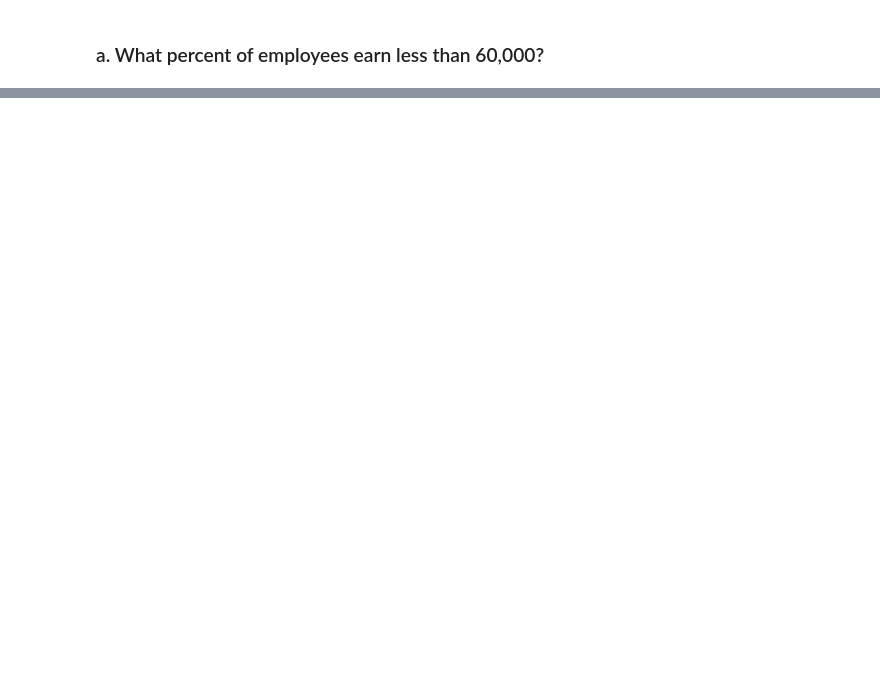
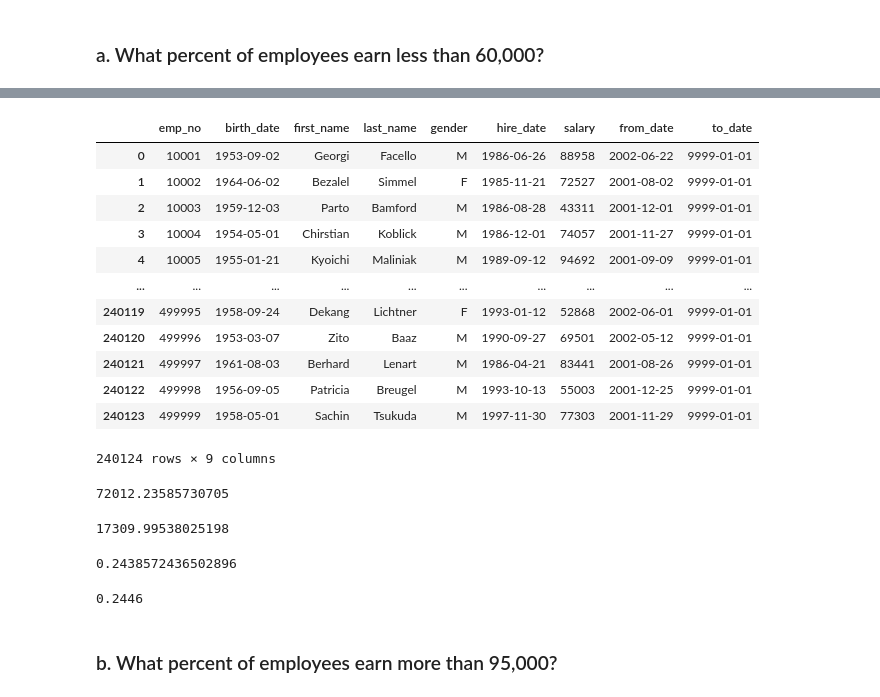
Before and after one commit to Matthew-Mays/statistics-exercises, a Jupyter notebook: probability_distributions.ipynb, the cells around one changed output, grey strips where cells are left out. Drawn from its saved outputs; the diff is of its cells as text; code cells hidden in the pictures; blank space fills up the shorter version.

```diff
--- a/probability_distributions.ipynb
+++ b/probability_distributions.ipynb
@@ -127,2 +174,7 @@ At two minutes per car there can be 17.5 max cars in line to still get fifteen m
 # %% [markdown]
 ### Connect to the employees database and find the average salary of current employees, along with the standard deviation. For the following questions, calculate the answer based on modeling the employees salaries with a normal distribution defined by the calculated mean and standard deviation then compare this answer to the actual values present in the salaries dataset.
+# %%
+from env import host, username, password
+url = (f'mysql+pymysql://{username}:{password}@{host}/employees')
+employees = pd.read_sql('SELECT * FROM employees', url)
+employees
@@ -129,2 +195,4 @@ At two minutes per car there can be 17.5 max cars in line to still get fifteen m
 # %% [markdown]
 ### a. What percent of employees earn less than 60,000?
+# %%
+salaries = pd.read_sql('SELECT * FROM salaries WHERE to_date > CURDATE()', url)
@@ -130,0 +215,37 @@ At two minutes per car there can be 17.5 max cars in line to still get fifteen m
+# %%
+empsal = pd.merge(employees, salaries, left_on = 'emp_no', right_on = 'emp_no')
+empsal
+# %% [output]
+|  | emp_no | birth_date | first_name | last_name | gender | hire_date | salary | from_date | to_date |
+| 0 | 10001 | 1953-09-02 | Georgi | Facello | M | 1986-06-26 | 88958 | 2002-06-22 | 9999-01-01 |
+| 1 | 10002 | 1964-06-02 | Bezalel | Simmel | F | 1985-11-21 | 72527 | 2001-08-02 | 9999-01-01 |
+| 2 | 10003 | 1959-12-03 | Parto | Bamford | M | 1986-08-28 | 43311 | 2001-12-01 | 9999-01-01 |
+| 3 | 10004 | 1954-05-01 | Chirstian | Koblick | M | 1986-12-01 | 74057 | 2001-11-27 | 9999-01-01 |
+| 4 | 10005 | 1955-01-21 | Kyoichi | Maliniak | M | 1989-09-12 | 94692 | 2001-09-09 | 9999-01-01 |
+| ... | ... | ... | ... | ... | ... | ... | ... | ... | ... |
+| 240119 | 499995 | 1958-09-24 | Dekang | Lichtner | F | 1993-01-12 | 52868 | 2002-06-01 | 9999-01-01 |
+| 240120 | 499996 | 1953-03-07 | Zito | Baaz | M | 1990-09-27 | 69501 | 2002-05-12 | 9999-01-01 |
+| 240121 | 499997 | 1961-08-03 | Berhard | Lenart | M | 1986-04-21 | 83441 | 2001-08-26 | 9999-01-01 |
+| 240122 | 499998 | 1956-09-05 | Patricia | Breugel | M | 1993-10-13 | 55003 | 2001-12-25 | 9999-01-01 |
+| 240123 | 499999 | 1958-05-01 | Sachin | Tsukuda | M | 1997-11-30 | 77303 | 2001-11-29 | 9999-01-01 |
+240124 rows × 9 columns
+# %%
+avg_sal = empsal.salary.mean()
+avg_sal
+# %% [output]
+72012.23585730705
+# %%
+sdev_sal = empsal.salary.std()
+sdev_sal
+# %% [output]
+17309.99538025198
+# %%
+stats.norm(avg_sal, sdev_sal).cdf(59_999.99)
+# %% [output]
+0.2438572436502896
+# %%
+(np.random.normal(avg_sal, sdev_sal, 10000) < 60_000).mean()
+# %% [output]
+0.2446
+# %% [markdown]
+### b. What percent of employees earn more than 95,000?
```
Also changed, not shown: parts of 24 cells of this notebook.
